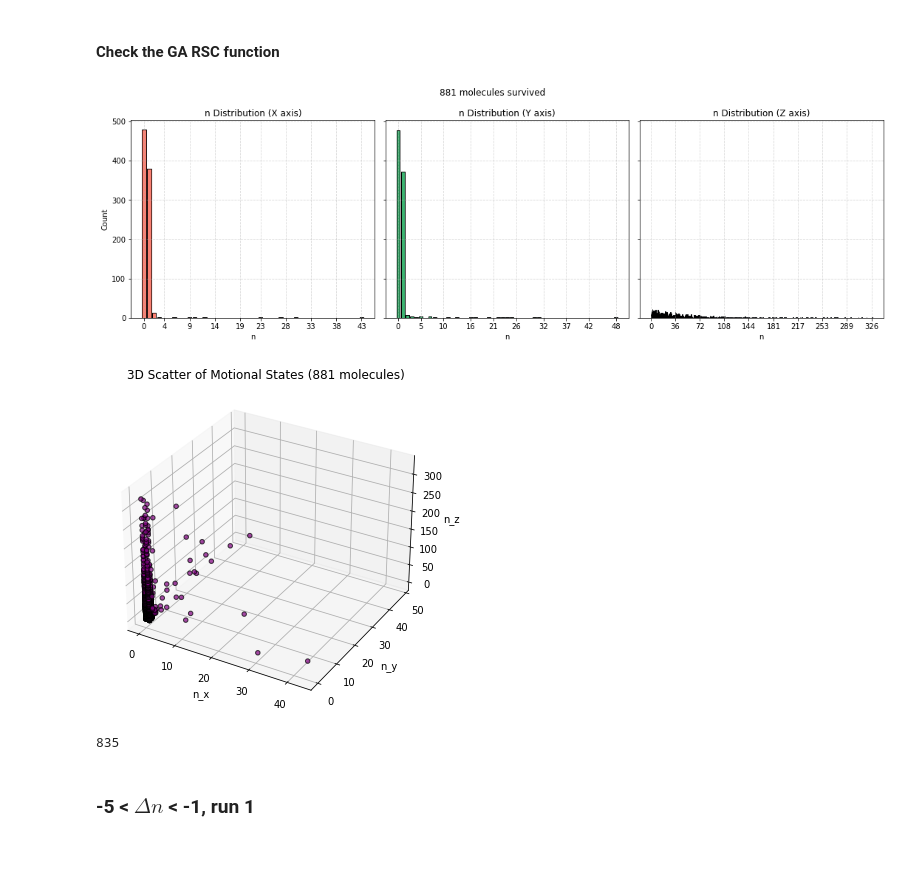
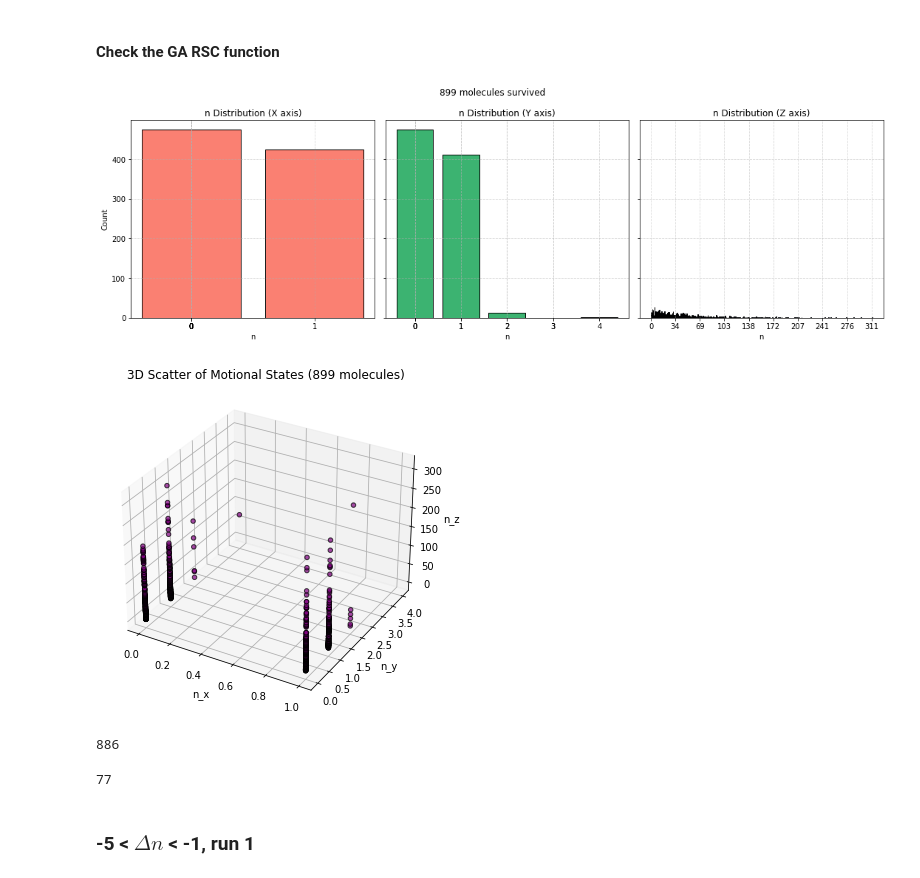
Before and after one commit to lyuqinshu/Raman_sideband_cooling, a Jupyter notebook: optimize_piecewise/XY/XY_optimize.ipynb, the cells around one changed output. Drawn from its saved outputs; the diff is of its cells as text; code cells hidden in the pictures; blank space fills up the shorter version.

```diff
--- a/optimize_piecewise/XY/XY_optimize.ipynb
+++ b/optimize_piecewise/XY/XY_optimize.ipynb
@@ -37,16 +32,19 @@ KeyboardInterrupt:
 # %% [markdown]
 #### Check the GA RSC function
 # %%
-XY = RSC_sim.load_sequence('sequence_XY.txt')
+XY = RSC_sim.load_sequence('sequences/2025-10-17_18-34-25/best_sequence.txt')
 mol_list = RSC_sim.initialize_thermal([25e-6, 25e-6, 25e-6], 1000)
-for mol in mol_list:
-    RSC_sim.apply_raman_pulses_serial(mol, XY)
+_ = RSC_sim.apply_raman_sequence(mol_list, XY)
 counts_x, counts_y, counts_z = RSC_sim.get_n_distribution(mol_list)
 print(cost_function(mol_list))
 # %% [output]
-[figure, old version]
+[figure, new version]
-[figure, old version]
+[figure, new version]
-835
+886
+# %%
+len(XY)
+# %% [output]
+77
 # %% [markdown]
 ### -5 < $\Delta n$ < -1, run 1
 # %%
```
Also changed, not shown: parts of 3 cells of this notebook, 3 other files.
